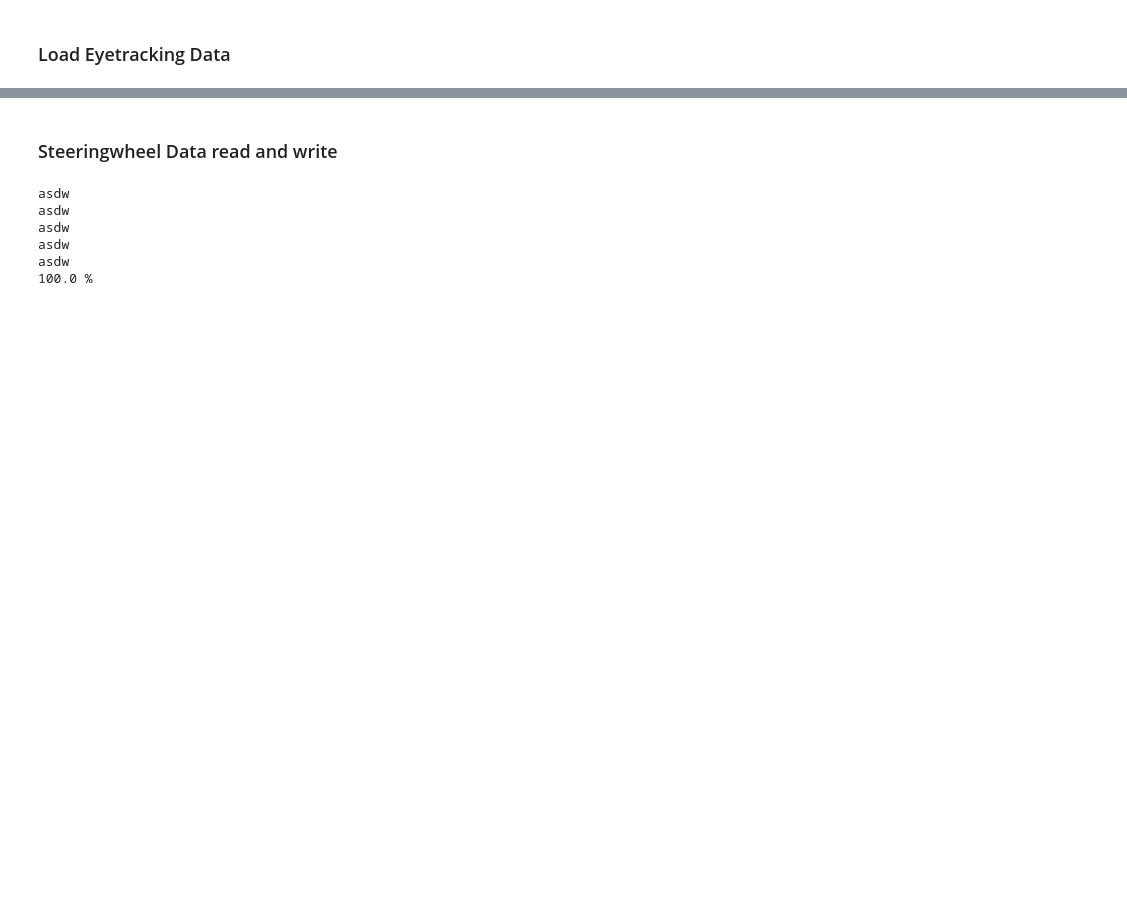
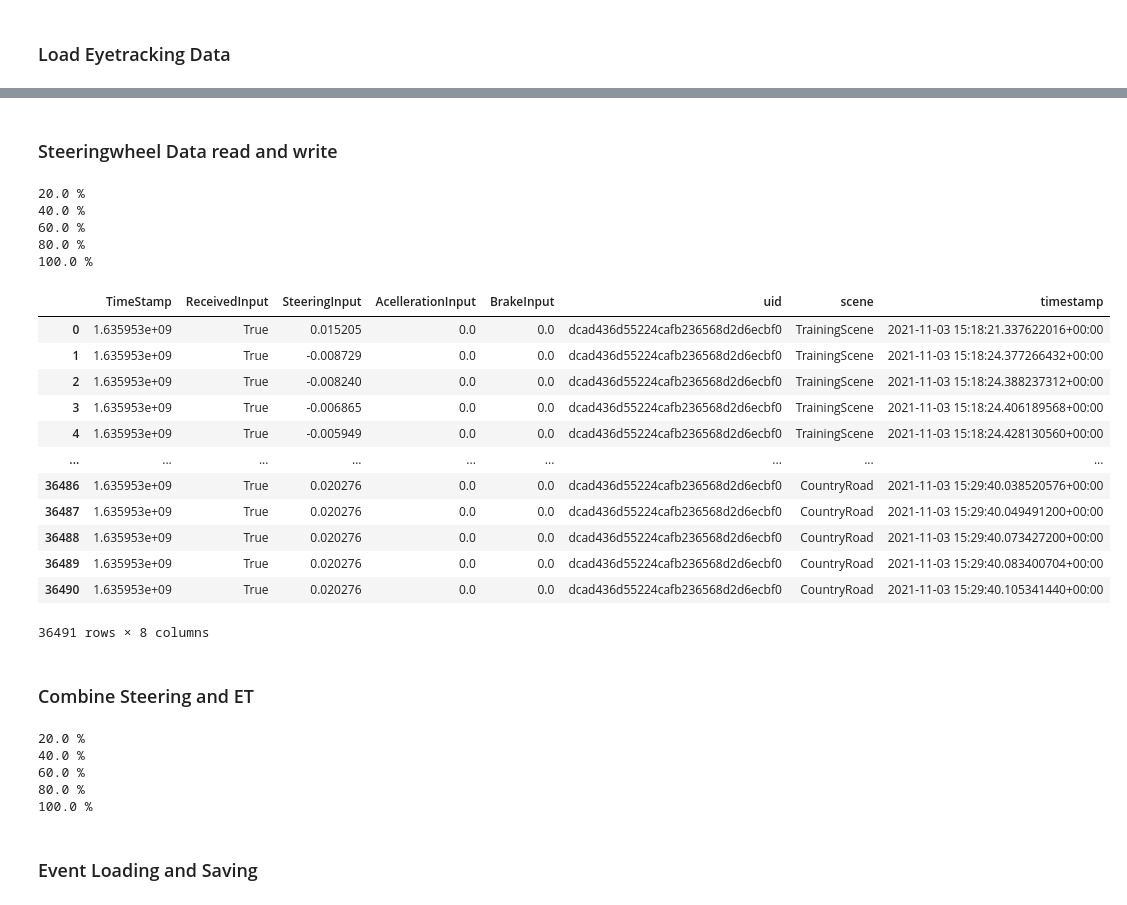
Before and after one commit to maxpingel/EEDA_eye_hand, a Jupyter notebook: reading_data/ET_Data_preprocessing.ipynb, the cells around one changed output, grey strips where cells are left out. Drawn from its saved outputs; the diff is of its cells as text; code cells hidden in the pictures; blank space fills up the shorter version.

```diff
--- a/reading_data/ET_Data_preprocessing.ipynb
+++ b/reading_data/ET_Data_preprocessing.ipynb
@@ -114,7 +126,7 @@ for i in range(0,df['ParticipantUuid'].count()):
         et_df.set_index('timestamp', inplace=True)
         et_df['time_from_start'] = (et_df
 #                                    .reset_index()
-                                   .groupby(['uid','scene',], as_index=False)
+#                                   .groupby(['uid','scene',], as_index=False)
 #                                    .timestamp
                                    .transform(lambda x:
                                               (x.index - x.index[0])/np.timedelta64(1,'s'))
@@ -134,5 +146,8 @@ for i in range(0,df['ParticipantUuid'].count()):
         et_df[['combinedEyeDir_x_intp', 'combinedEyeDir_y_intp', 'combinedEyeDir_z_intp']] = tmpdf[['EyeDirectionCombinedLocal_x_copy', 'EyeDirectionCombinedLocal_y_copy', 'EyeDirectionCombinedLocal_z_copy']]
 
 
+        path = os.path.join(PROCESSED_DATA_PATH,df['ParticipantUuid'][i]+'.csv')
+        print(100/df['ParticipantUuid'].count()*(i+1),"%")
         et_df.to_csv(path)
+        #display(et_df)
 # %% [output]
@@ -140,35 +164,88 @@ for i in range(0,df['ParticipantUuid'].count()):
-# %% [markdown]
-### Steeringwheel Data read and write
+# %% [markdown]
+### Steeringwheel Data read and write
 # %%
 files = glob.glob(f'{STEERING_DATA_PATH}/*.txt')
 for i in range(0,df['ParticipantUuid'].count()):
     et_df = pd.DataFrame()
     for fi in files[:]: # reading all files
         if df['ParticipantUuid'][i] in fi:
-            print("asdw")
+            #print("file found ")
             with open(fi, 'r') as j:
                 tmp = json.loads(j.read())
             for nS, sample in enumerate(tmp):
                 tmpdf = pd.json_normalize(data=sample, sep='_')
                 tmpdf['uid'] = fi.split('\\')[-1].split('_')[0]
                 tmpdf['scene'] = fi.split('_')[-1].split('.')[0]
                 et_df = pd.concat([et_df, tmpdf], ignore_index=True)
                 #print(sample)
 
     if not et_df.empty:
         et_df = et_df.drop_duplicates()
         et_df['timestamp'] = pd.to_datetime(et_df.TimeStamp, utc=True, unit='s', origin='unix')
         et_df = et_df.sort_values(by=['timestamp'])
+        #et_df = et_df.rename(columns={"TimeStamp": "UnixTimeStamp"})
         et_df = et_df.reset_index(drop=True)
         path = os.path.join(PROCESSED_DATA_PATH,df['ParticipantUuid'][i]+'_st_df'+'.csv')
         print(100/df['ParticipantUuid'].count()*(i+1),"%")
         et_df.to_csv(path)
 
-#display(et_df)
+display(et_df)
 # %% [output]
-asdw
-asdw
-asdw
-asdw
-asdw
+20.0 %
+40.0 %
+60.0 %
+80.0 %
 100.0 %
+|  | TimeStamp | ReceivedInput | SteeringInput | AcellerationInput | BrakeInput | uid | scene | timestamp |
+| 0 | 1.635953e+09 | True | 0.015205 | 0.0 | 0.0 | dcad436d55224cafb236568d2d6ecbf0 | TrainingScene | 2021-11-03 15:18:21.337622016+00:00 |
+| 1 | 1.635953e+09 | True | -0.008729 | 0.0 | 0.0 | dcad436d55224cafb236568d2d6ecbf0 | TrainingScene | 2021-11-03 15:18:24.377266432+00:00 |
+| 2 | 1.635953e+09 | True | -0.008240 | 0.0 | 0.0 | dcad436d55224cafb236568d2d6ecbf0 | TrainingScene | 2021-11-03 15:18:24.388237312+00:00 |
+| 3 | 1.635953e+09 | True | -0.006865 | 0.0 | 0.0 | dcad436d55224cafb236568d2d6ecbf0 | TrainingScene | 2021-11-03 15:18:24.406189568+00:00 |
+| 4 | 1.635953e+09 | True | -0.005949 | 0.0 | 0.0 | dcad436d55224cafb236568d2d6ecbf0 | TrainingScene | 2021-11-03 15:18:24.428130560+00:00 |
+| ... | ... | ... | ... | ... | ... | ... | ... | ... |
+| 36486 | 1.635953e+09 | True | 0.020276 | 0.0 | 0.0 | dcad436d55224cafb236568d2d6ecbf0 | CountryRoad | 2021-11-03 15:29:40.038520576+00:00 |
+| 36487 | 1.635953e+09 | True | 0.020276 | 0.0 | 0.0 | dcad436d55224cafb236568d2d6ecbf0 | CountryRoad | 2021-11-03 15:29:40.049491200+00:00 |
+| 36488 | 1.635953e+09 | True | 0.020276 | 0.0 | 0.0 | dcad436d55224cafb236568d2d6ecbf0 | CountryRoad | 2021-11-03 15:29:40.073427200+00:00 |
+| 36489 | 1.635953e+09 | True | 0.020276 | 0.0 | 0.0 | dcad436d55224cafb236568d2d6ecbf0 | CountryRoad | 2021-11-03 15:29:40.083400704+00:00 |
+| 36490 | 1.635953e+09 | True | 0.020276 | 0.0 | 0.0 | dcad436d55224cafb236568d2d6ecbf0 | CountryRoad | 2021-11-03 15:29:40.105341440+00:00 |
+36491 rows × 8 columns
+# %% [markdown]
+### Combine Steering and ET
+# %%
+files = glob.glob(f'{PROCESSED_DATA_PATH}\*.csv')
+for i in range(0,df['ParticipantUuid'].count()):
+    et_df = pd.DataFrame()
+    et_df2 = pd.DataFrame()
+    ne = pd.DataFrame()
+    for fi in files[:]: # reading all files
+        if df['ParticipantUuid'][i] in fi:
+            if et_df.empty:
+                et_df = pd.read_csv(fi)
+            else:
+                et_df2 = pd.read_csv(fi)
+
+                et_df2.set_index('timestamp', inplace=True)
+                et_df2 = et_df2.reset_index()
+
+                #Check if DF are equally long
+                b = et_df2.shape[0]- et_df.shape[0]
+                et_df2.drop(et_df2.tail(b).index,inplace=True)
+
+                et_df['Equal'] = np.where(et_df['timestamp'] == et_df2['timestamp'],'1','0')
+                et_df[['SteeringInput', 'AcellerationInput', 'BrakeInput']] = et_df2[['SteeringInput', 'AcellerationInput', 'BrakeInput']]
+                #print(ne)
+                path = os.path.join(COMBINED_DATA_PATH,df['ParticipantUuid'][i]+'_comb'+'.csv')
+                print(100/df['ParticipantUuid'].count()*(i+1),"%")
+                et_df.to_csv(path)
+
+
+
+                #display(et_df)
+# %% [output]
+20.0 %
+40.0 %
+60.0 %
+80.0 %
+100.0 %
+# %% [markdown]
+### Event Loading and Saving
```
Also changed, not shown: parts of 9 cells of this notebook, 20 other files.
